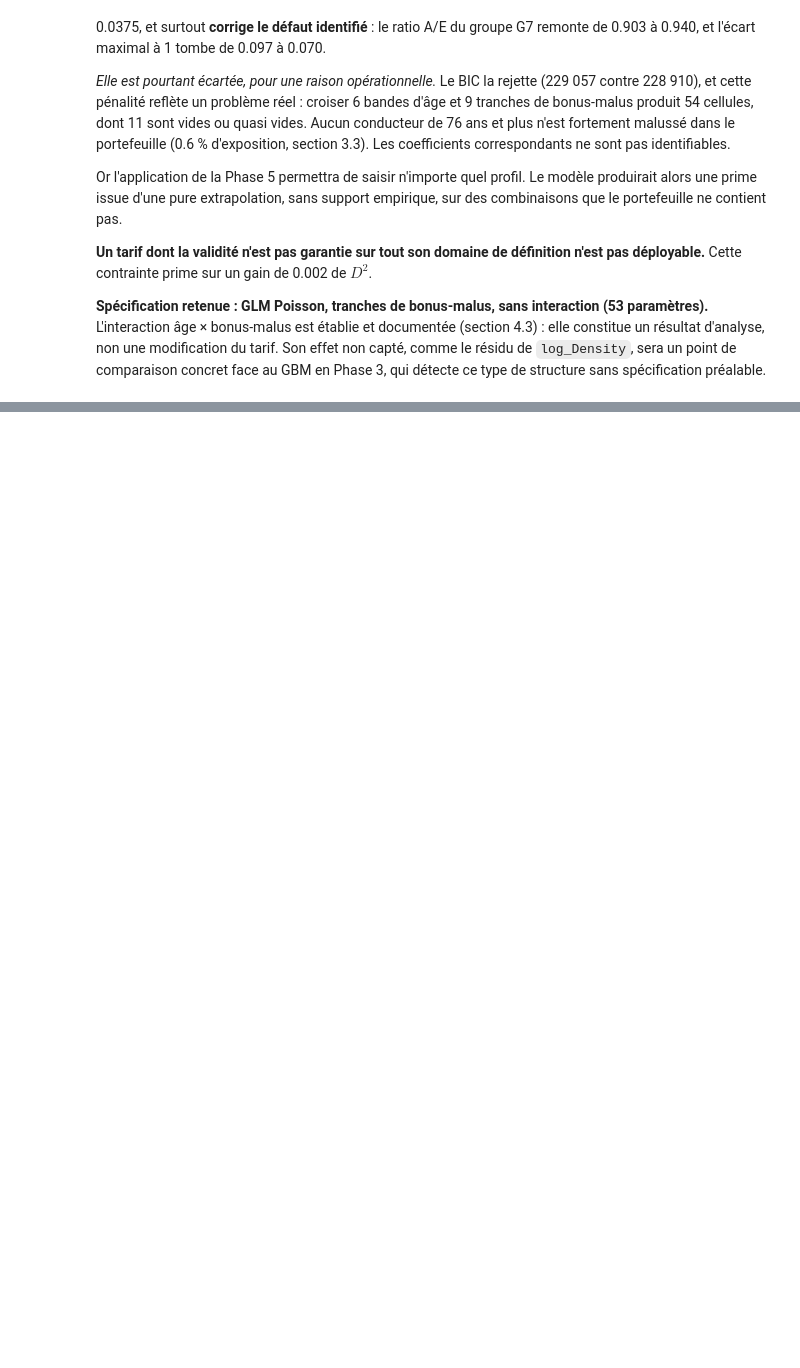
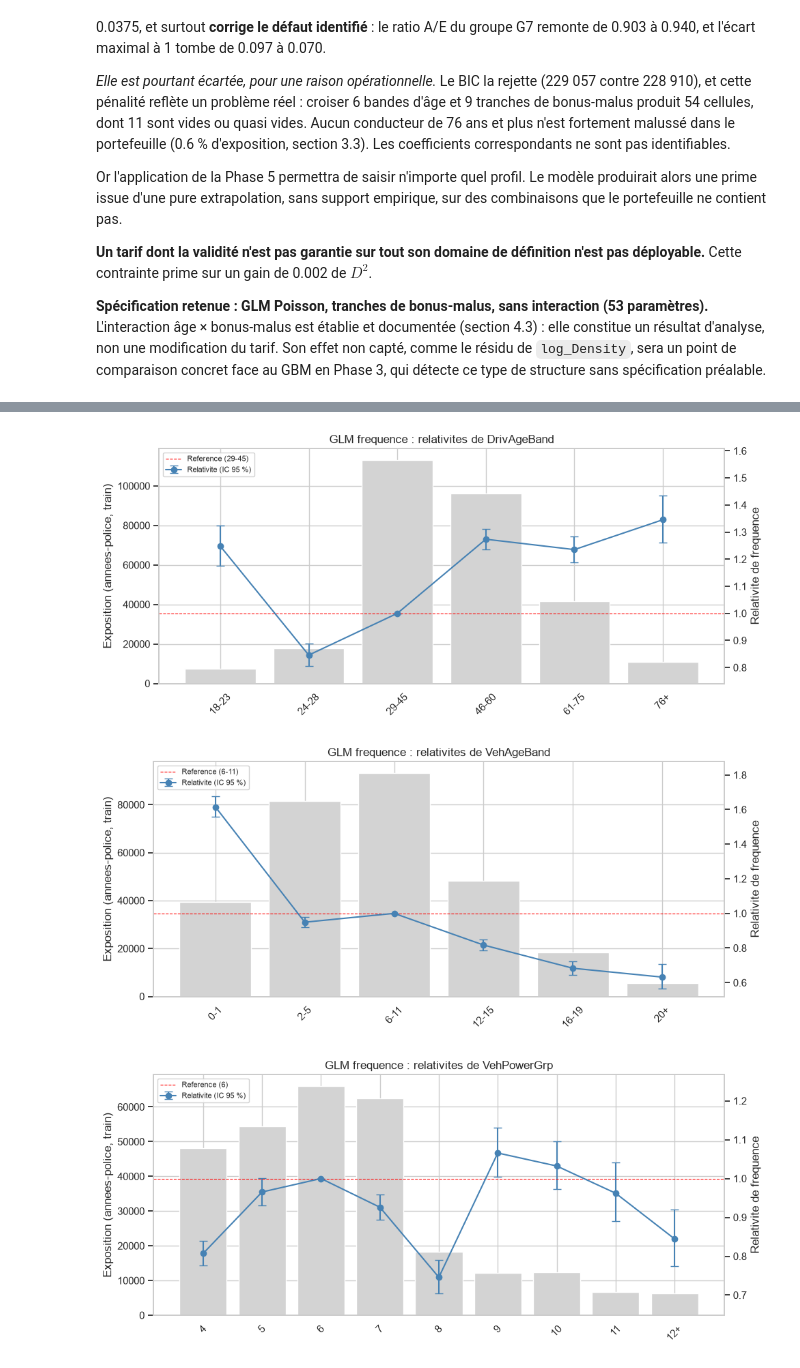
Before and after one commit to STORM227-cyber/moteur-tarification-iard, a Jupyter notebook: notebooks/02_glm.ipynb, the cells around one changed output, grey strips where cells are left out. Saved outputs shown, nothing was run; the diff lists cells and outputs as text; code cells hidden in the pictures; blank space fills up the shorter version.

```diff
--- a/notebooks/02_glm.ipynb
+++ b/notebooks/02_glm.ipynb
@@ -71,10 +75,10 @@ def get_project_root(marker: str = ".git") -> Path:
 PROJECT_ROOT = get_project_root()
 DATA_DIR = PROJECT_ROOT / "data" / "processed"
 MODELS_DIR = PROJECT_ROOT / "models"
-FIGURES_DIR = PROJECT_ROOT / "reports" / "figures"
+REPORTS_DIR = PROJECT_ROOT / "reports"
+FIGURES_DIR = REPORTS_DIR / "figures"
 for d in (MODELS_DIR, FIGURES_DIR):
     d.mkdir(parents=True, exist_ok=True)
-
 df = pd.read_parquet(DATA_DIR / "fremtpl2_clean.parquet")
 print(f"Dimensions : {df.shape}")
 df.head()
@@ -2673,3 +2655,15 @@ n'est pas déployable.** Cette contrainte prime sur un gain de 0.002 de $D^2$.
 tarif. Son effet non capté, comme le résidu de `log_Density`, sera un point de
 comparaison concret face au GBM en Phase 3, qui détecte ce type de structure sans
 spécification préalable.
+# %%
+# --- MODELE FREQUENCE RETENU ---
+# Sans interaction : voir arbitrage ci-dessus.
+glm_freq_final = glm_freq
+glm_freq_final.save(MODELS_DIR / "glm_freq_final.pickle", remove_data=True)
+
+print(f"Modele retenu : {glm_freq_final.df_model + 1} parametres")
+print(f"D2 test       : {scores_poisson(glm_freq_final, test, offset_test)['D2']:.4f}")
+
+# Liberation memoire : les modeles de comparaison ne servent plus.
+del glm_seg, glm_inter
+gc.collect()
@@ -2675,0 +2848,54 @@ spécification préalable.
+# %%
+def trace_relativites(rel: pd.DataFrame, data: pd.DataFrame, var: str, ref: str):
+    """Relativites GLM (IC 95 %) et exposition, par modalite d'une variable.
+
+    Ordre des modalites : naturel si la variable est categorielle ordonnee,
+    sinon par relativite croissante (convention des rapports actuariels :
+    le gradient de risque se lit directement).
+    """
+    sub = rel[rel["variable"] == var].copy().set_index("modalite")
+    ref_row = pd.DataFrame({"relativite": [1.0], "IC95_bas": [np.nan],
+                            "IC95_haut": [np.nan]}, index=[ref])
+    sub = pd.concat([ref_row, sub[["relativite", "IC95_bas", "IC95_haut"]]])
+
+    if isinstance(data[var].dtype, pd.CategoricalDtype) and data[var].cat.ordered:
+        ordre = [str(c) for c in data[var].cat.categories if str(c) in sub.index]
+    else:
+        ordre = sub["relativite"].sort_values().index.tolist()
+    sub = sub.loc[ordre]
+    expo = data.groupby(data[var].astype(str), observed=True)["Exposure"].sum().reindex(ordre)
+
+    yerr = np.vstack([
+        (sub["relativite"] - sub["IC95_bas"]).fillna(0),
+        (sub["IC95_haut"] - sub["relativite"]).fillna(0),
+    ])
+
+    fig, ax1 = plt.subplots(figsize=(10, 4.5))
+    ax1.bar(ordre, expo, color="lightgrey")
+    ax1.set_ylabel("Exposition (annees-police, train)")
+    ax1.tick_params(axis="x", rotation=45)
+
+    ax2 = ax1.twinx()
+    ax2.errorbar(ordre, sub["relativite"], yerr=yerr, fmt="o-", capsize=4,
+                 color="steelblue", label="Relativite (IC 95 %)")
+    ax2.axhline(1, ls="--", lw=0.8, color="red", label=f"Reference ({ref})")
+    # Marge verticale : sans elle, un point extreme (VehAgeBand 0-1) sort du cadre
+    ax2.set_ylim(sub["IC95_bas"].min(skipna=True) * 0.92,
+                 sub["IC95_haut"].max(skipna=True) * 1.12)
+    ax2.set_ylabel("Relativite de frequence")
+    ax2.legend(loc="upper left", fontsize=8, framealpha=0.9)
+    ax2.grid(False)
+
+    ax1.set_title(f"GLM frequence : relativites de {var}")
+    plt.tight_layout()
+    plt.savefig(FIGURES_DIR / f"02_relativites_{var}.png", dpi=150)
+    plt.show()
+
+
+for var in ["DrivAgeBand", "VehAgeBand", "VehPowerGrp", "BonusMalusBand",
+            "VehBrand", "RegionGrouped"]:
+    trace_relativites(rel, train, var, refs[var])
+# %% [output]
+[figure, added]
+[figure, added]
+[figure, added]
```
Also changed, not shown: parts of 24 cells of this notebook, 5 other files.
